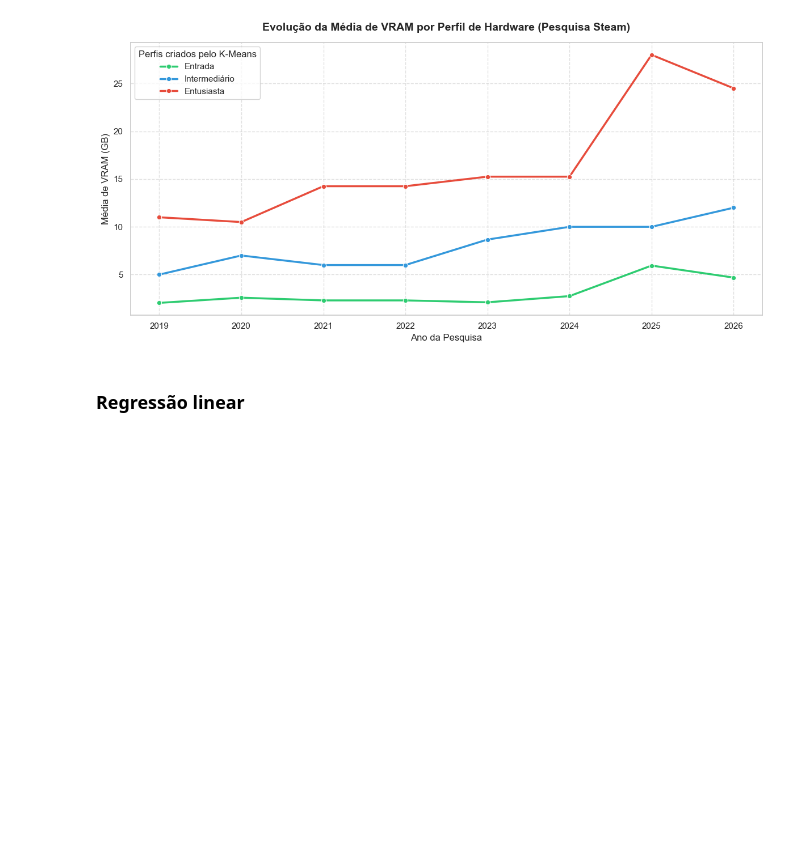
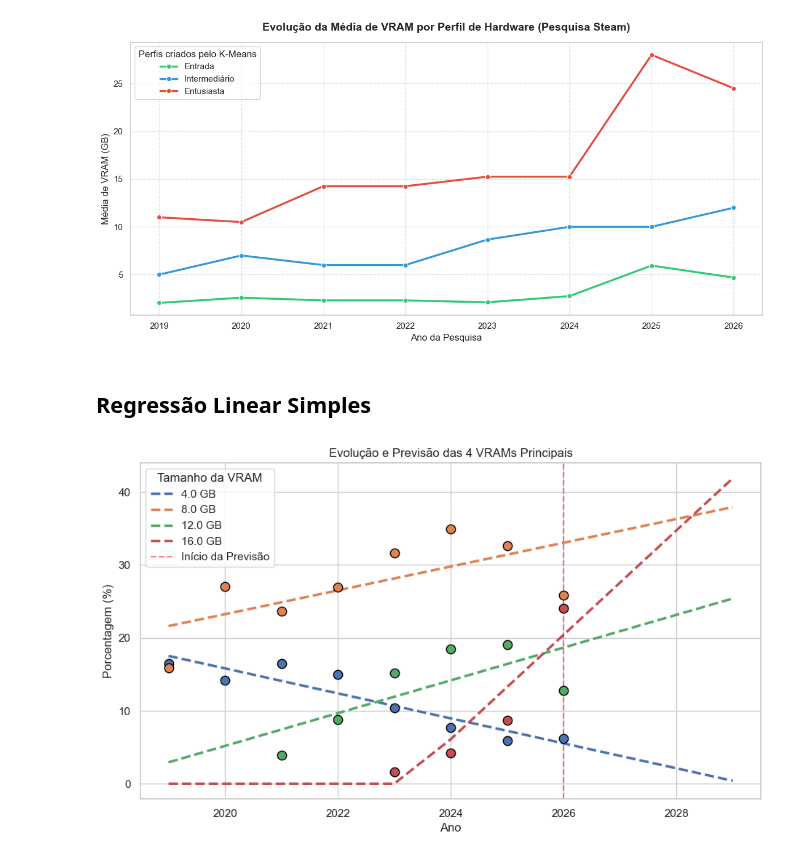
Before and after one commit to caiopaiva92/Trabalho-ICD-, a Jupyter notebook: Análise dos dados/EDA_dados_anuais_unificados.ipynb, the cells around one changed output. Cells and saved outputs as stored; diff of their text form; code cells hidden in the pictures; blank space fills up the shorter version.

```diff
--- a/Análise dos dados/EDA_dados_anuais_unificados.ipynb
+++ b/Análise dos dados/EDA_dados_anuais_unificados.ipynb
@@ -335,4 +359,4 @@ plt.show()
 # %% [output]
 [figure]
 # %% [markdown]
-### Regressão linear
+## Regressão Linear Simples
@@ -338,0 +379,45 @@ plt.show()
+# %%
+# Definindo os anos que vamos usar para prever o futuro
+anos_futuros = list(range(ano_final + 1, 2031))  # previsão até 2030
+todos_anos = sorted(df_previsao['Ano'].unique().tolist() + anos_futuros)
+
+previsoes_tiers = {}
+
+# Para cada um dos 4 Tiers selecionados, treinamos um modelo separado
+for tier, grupo in df_previsao.groupby('Tier'):
+    if tier not in top_4_tiers:
+        continue
+
+    X = grupo[['Ano']]
+    Y = grupo['Porcentagens']
+
+    modelo = LinearRegression()
+    modelo.fit(X, Y)
+
+    previsoes = modelo.predict(pd.DataFrame({'Ano': todos_anos}))
+    previsoes = np.clip(previsoes, 0, None)  # porcentagem não pode ficar negativa
+    previsoes_tiers[tier] = previsoes
+
+    print(f"-- Previsões para {tier} GB --")
+    for ano in anos_futuros:
+        indice = todos_anos.index(ano)
+        print(f"Ano {ano}:", round(float(previsoes[indice]), 2), "%")
+# %%
+plt.figure(figsize=(11, 6))
+
+for tier, grupo in df_previsao.groupby('Tier'):
+    if tier not in top_4_tiers:
+        continue
+
+    linha = plt.plot(todos_anos, previsoes_tiers[tier], linestyle='--', label=f'{tier} GB', linewidth=2.5)
+    plt.scatter(grupo['Ano'], grupo['Porcentagens'], color=linha[0].get_color(), edgecolor='black', s=80, zorder=5)
+
+plt.axvline(x=ano_final, color='red', linestyle='--', alpha=0.5, label='Início da Previsão')
+plt.title('Evolução e Previsão das 4 VRAMs Principais')
+plt.xlabel('Ano')
+plt.ylabel('Porcentagem (%)')
+plt.legend(title='Tamanho da VRAM')
+plt.grid(True)
+plt.show()
+# %% [output]
+[figure, added]
```
Also changed, not shown: parts of 10 cells of this notebook.
